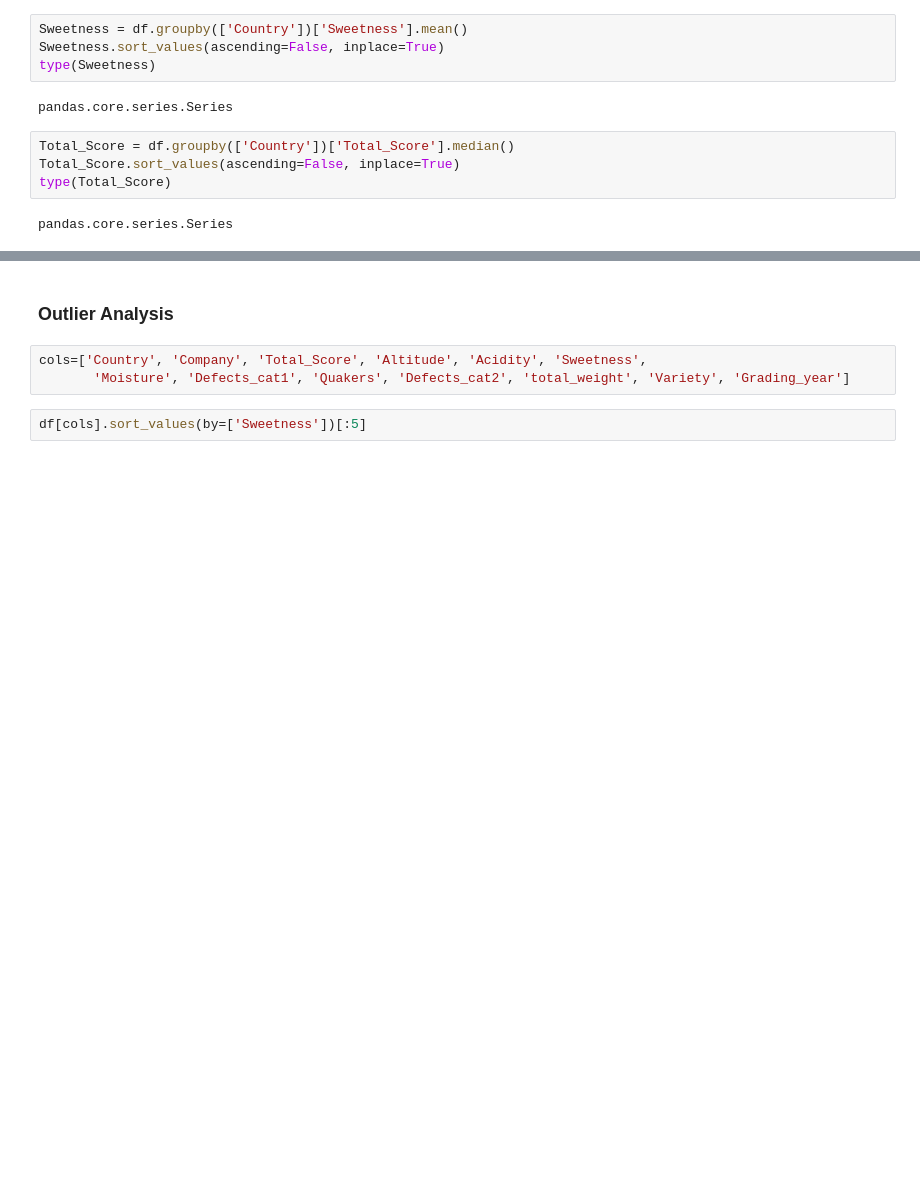
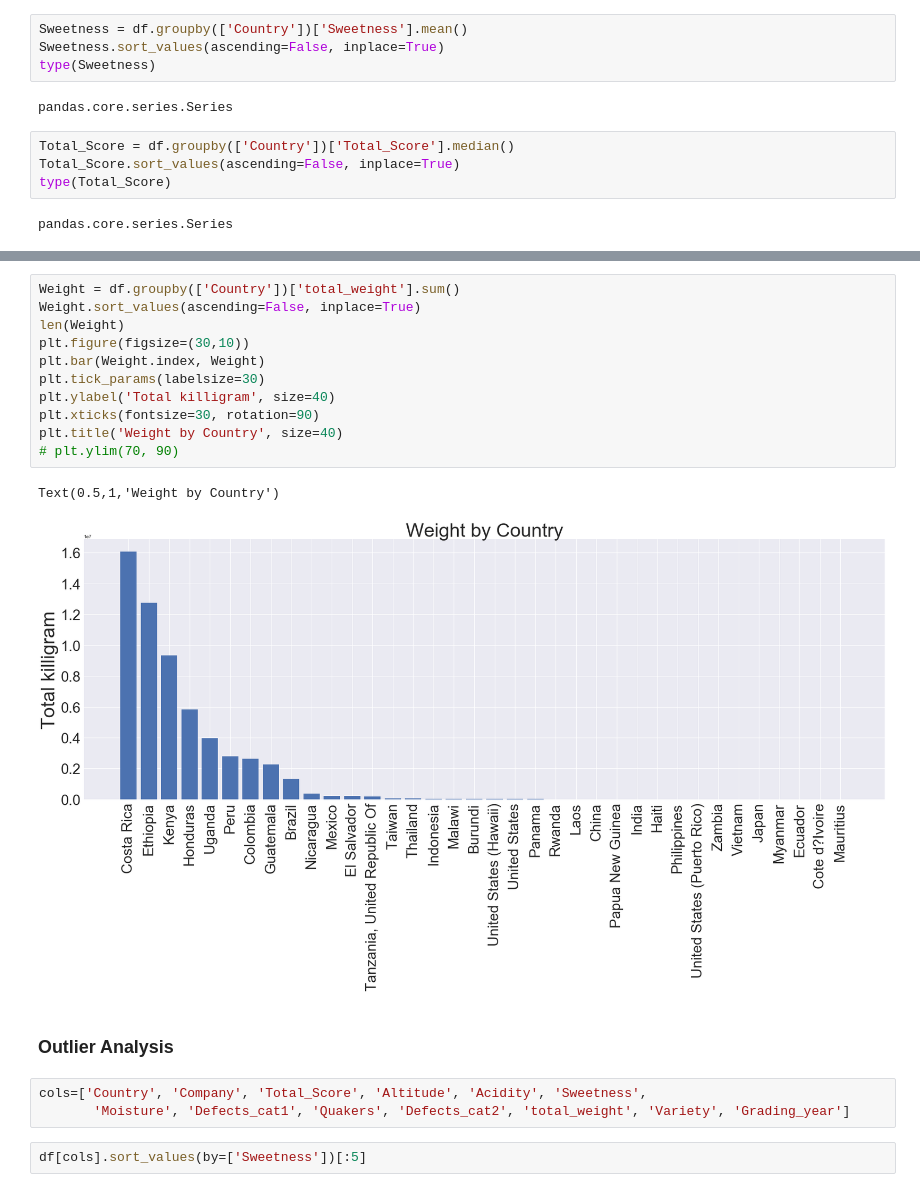
Before and after one commit to bellepeng/Work, a Jupyter notebook: Projects/P2_coffee/2. Project Luther - Coffee (Part 1 of 2).ipynb, the cells around one changed output, grey strips where cells are left out. Drawn from its saved outputs; the diff is of its cells as text; blank space fills up the shorter version.

```diff
--- a/Projects/P2_coffee/2. Project Luther - Coffee (Part 1 of 2).ipynb
+++ b/Projects/P2_coffee/2. Project Luther - Coffee (Part 1 of 2).ipynb
@@ -830,3 +836,17 @@ Text(0.5,1,'Coffee Quality by Country')
+# %%
+Weight = df.groupby(['Country'])['total_weight'].sum()
+Weight.sort_values(ascending=False, inplace=True)
+len(Weight)
+plt.figure(figsize=(30,10))
+plt.bar(Weight.index, Weight)
+plt.tick_params(labelsize=30)
+plt.ylabel('Total killigram', size=40)
+plt.xticks(fontsize=30, rotation=90)
+plt.title('Weight by Country', size=40)
+# plt.ylim(70, 90)
+# %% [output]
+Text(0.5,1,'Weight by Country')
+[figure, added]
 # %% [markdown]
 ### Outlier Analysis
 # %%
```
Also changed, not shown: parts of 11 cells of this notebook, 3 other files.
